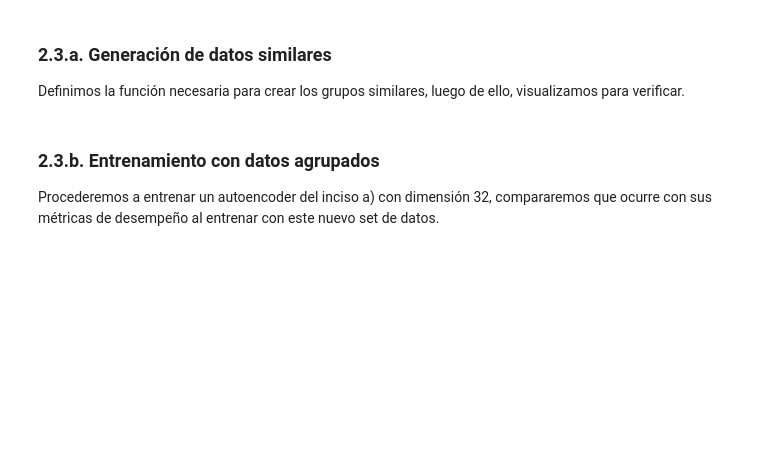
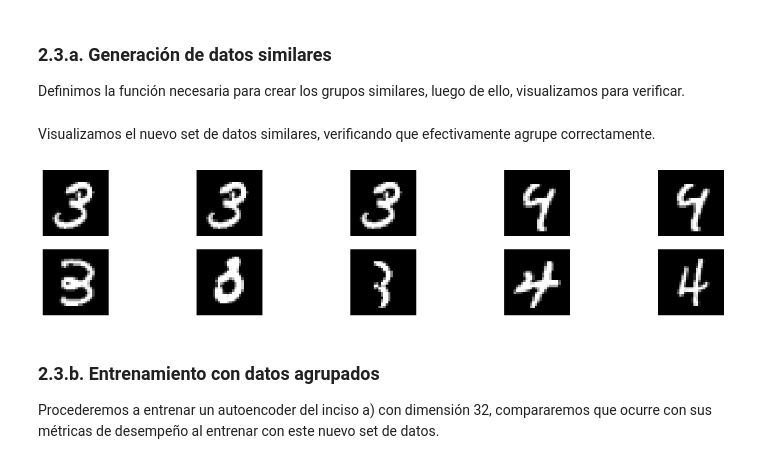
Before and after one commit to rigonzal/ANN, a Jupyter notebook: Approach3/Pregunta_2_colab.ipynb, the cells around one changed output. Drawn from its saved outputs; the diff is of its cells as text; code cells hidden in the pictures; blank space fills up the shorter version.

```diff
--- a/Approach3/Pregunta_2_colab.ipynb
+++ b/Approach3/Pregunta_2_colab.ipynb
@@ -1075,13 +1081,22 @@ data
+# %% [markdown]
+Visualizamos el nuevo set de datos similares, verificando que efectivamente agrupe correctamente.
 # %%
 plt.figure(figsize=(20, 4))
 for i in range(5):
     #j = np.random.randint(0,len(x_test))
     j=i
     ax = plt.subplot(2, 5, i + 1)
-    plt.imshow(x_test_d[j].reshape(28, 28),cmap='gray')
+    plt.imshow(data[j+7].reshape(28, 28),cmap='gray')
     ax.get_xaxis().set_visible(False)
     ax.get_yaxis().set_visible(False)
+    ax = plt.subplot(2, 5, i + 6)
+    plt.imshow(data_sim[j+7].reshape(28, 28),cmap='gray')
+    ax.get_xaxis().set_visible(False)
+    ax.get_yaxis().set_visible(False)
+
 plt.show()
+# %% [output]
+[figure, added]
 # %% [markdown]
 ### 2.3.b.  Entrenamiento con datos agrupados
 
```
Also changed, not shown: parts of 35 cells of this notebook.
